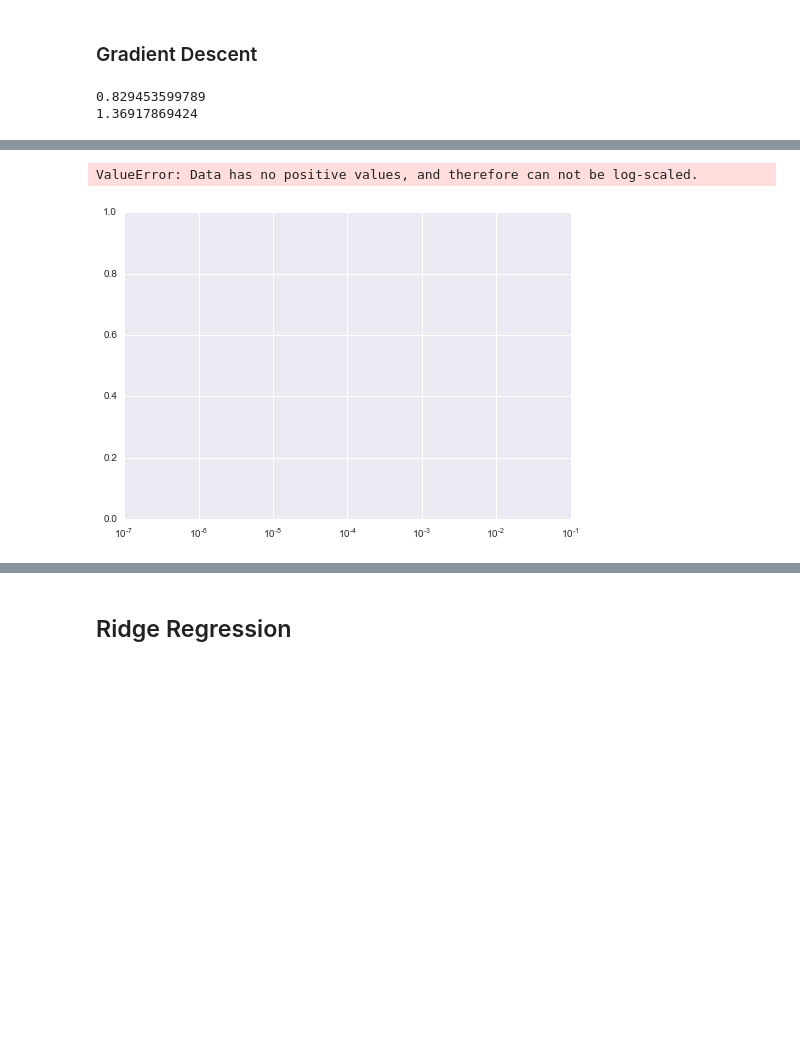
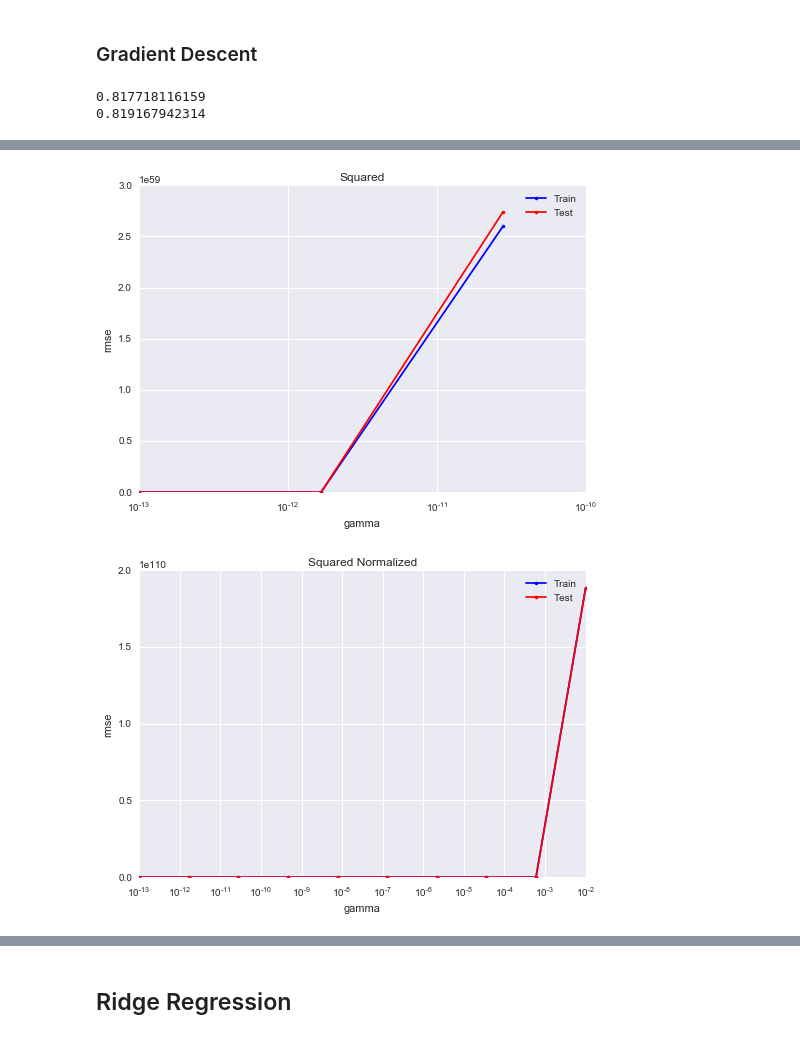
Before and after one commit to PaluchowskiMatthew/MachineLearning, a Jupyter notebook: Projects/project1/scripts/Method Comparison.ipynb, the cells around one changed output, grey strips where cells are left out. Drawn from its saved outputs; the diff is of its cells as text; code cells hidden in the pictures; blank space fills up the shorter version.

```diff
--- a/Projects/project1/scripts/Method Comparison.ipynb
+++ b/Projects/project1/scripts/Method Comparison.ipynb
@@ -220,6 +292,6 @@ Logistic Regression for Squared Normalized: execution time=19.143 seconds.
 # %%
 # Logistic Regression of all datasets vs gammas.
-# WARNING Takes a lot of time (~30 min)
+# WARNING Takes a lot of time for all datasets (~30 min)
 
 for i in range(len(squared_datasets)):
     # Parameters
@@ -228,5 +300,5 @@ for i in range(len(squared_datasets)):
     dataset_name = squared_datasets_names[i]
     figure_id = i
 
-    logistic_regression_dataset_gammas_test(y, y_test, train_dataset, test_dataset, max_iters, gammas, dataset_name, figure_id)
+    logistic_regression_dataset_gammas_test(y_train, y_test, train_dataset, test_dataset, max_iters, gammas, dataset_name, figure_id)
 # %% [output]
@@ -239,9 +309,7 @@ Logistic Regression for Squared Normalized: execution time=36.407 seconds.
 # %%
 # Parameters
-max_iters = 5000
+max_iters = 1000
 gamma = 1e-16
-# %%
-train_rmse, test_loss, weight = logistic_regression_dataset_single_gamma_test(y, y_test, train_datasets[1], test_datasets[1], max_iters, gamma, 'Mean filled')
 # %%
 train_losses = []
 test_losses = []
@@ -251,7 +319,7 @@ for i in range(len(train_datasets)):
     test_dataset = test_datasets[i]
     dataset_name = datasets_names[i]
 
-    train_rmse, test_loss, weight = logistic_regression_dataset_single_gamma_test(y, y_test, train_dataset, test_dataset, max_iters, gamma, dataset_name)
+    train_rmse, test_rmse, weight = logistic_regression_dataset_single_gamma_test(y_train, y_test, train_dataset, test_dataset, max_iters, gamma, dataset_name)
     weights.append(weight)
     train_losses = np.append(train_losses, train_rmse)
     test_losses = np.append(test_losses, test_rmse)
@@ -279,18 +354,17 @@ NameError: name 'max_iters' is not defined
 # %%
 max_iters= 1000
 gamma = 1.2e-3
-grad_loss, gradient_w = least_squares_GD(y, squared_tx_normalized, gamma, max_iters)
-train_rmse = compute_rmse_loss(grad_loss)
-test_mse = compute_loss(y_test, squared_tx_test_normalized, gradient_w)
-test_rmse = np.sqrt(2*test_mse)
+initial_w = np.zeros(squared_tx_normalized_train.shape[1])
+gradient_w, train_rmse = least_squares_GD(y_train, squared_tx_normalized_train, initial_w, max_iters, gamma)
+test_rmse = compute_RMSE(y_test, squared_tx_normalized_test, gradient_w)
 print(train_rmse)
 print(test_rmse)
 # %% [output]
-0.829453599789
-1.36917869424
+0.817718116159
+0.819167942314
 # %%
 max_iters = 100
-gammas = np.logspace(-5, -3, 10)
+gammas = np.logspace(-13, -2, 10)
 for i in range(len(squared_datasets)):
     # Parameters
     train_dataset = squared_datasets[i]
@@ -298,5 +372,5 @@ for i in range(len(squared_datasets)):
     dataset_name = squared_datasets_names[i]
     figure_id = i
 
-    least_squares_GD_gammas_test(y, y_test, train_dataset, test_dataset, gammas, max_iters, dataset_name, figure_id)
+    least_squares_GD_gammas_test(y_train, y_test, train_dataset, test_dataset, gammas, max_iters, dataset_name, figure_id)
 # %% [output]
@@ -304,5 +379,5 @@ Gradient Descent for Squared: execution time=14.850 seconds. Train RMSE Loss=nan
-ValueError: Data has no positive values, and therefore can not be log-scaled.
-[figure, old version]
+[figure, new version]
+[figure, added]
 # %%
 train_losses = []
 test_losses = []
```
Also changed, not shown: parts of 35 cells of this notebook, 6 other files.
